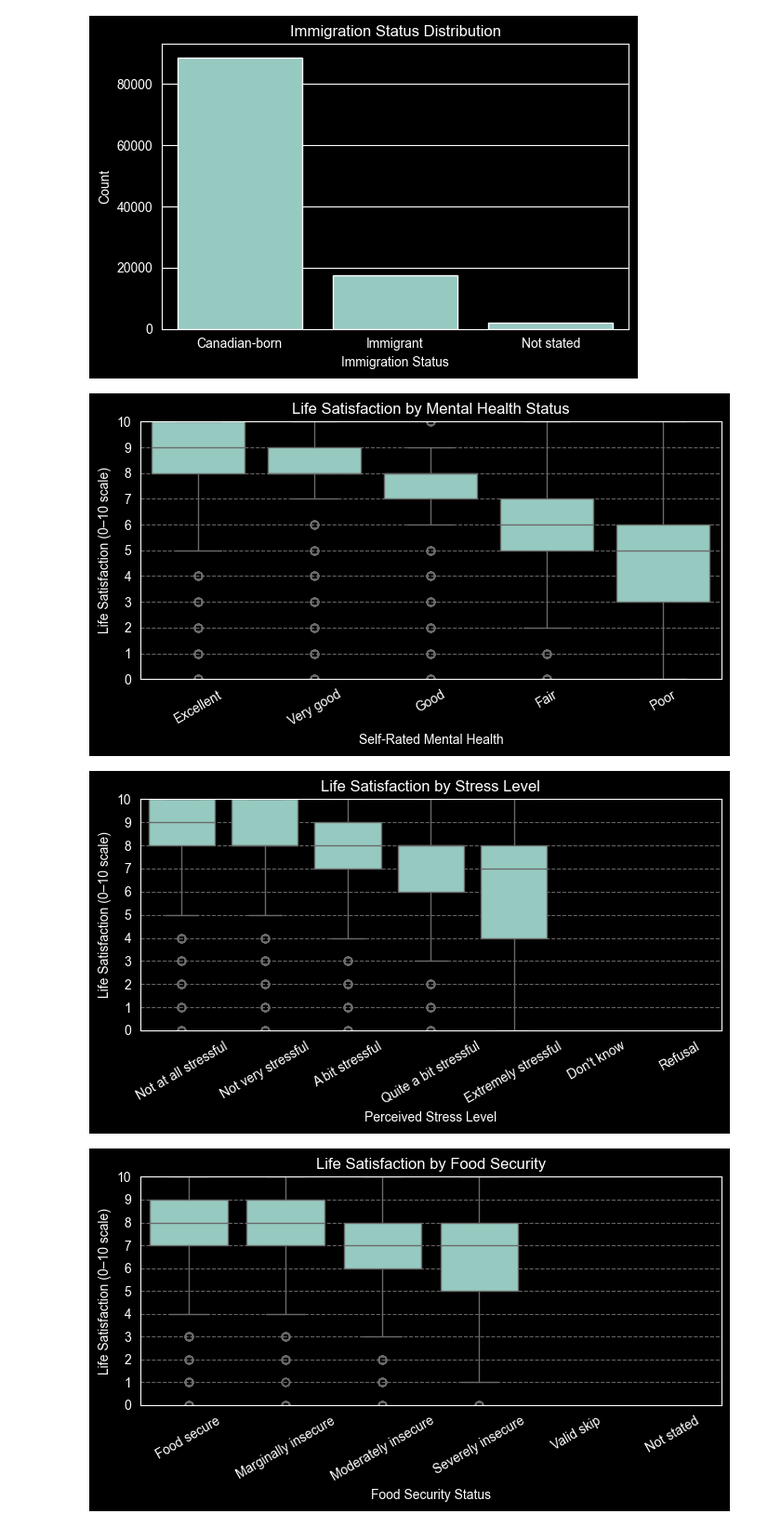
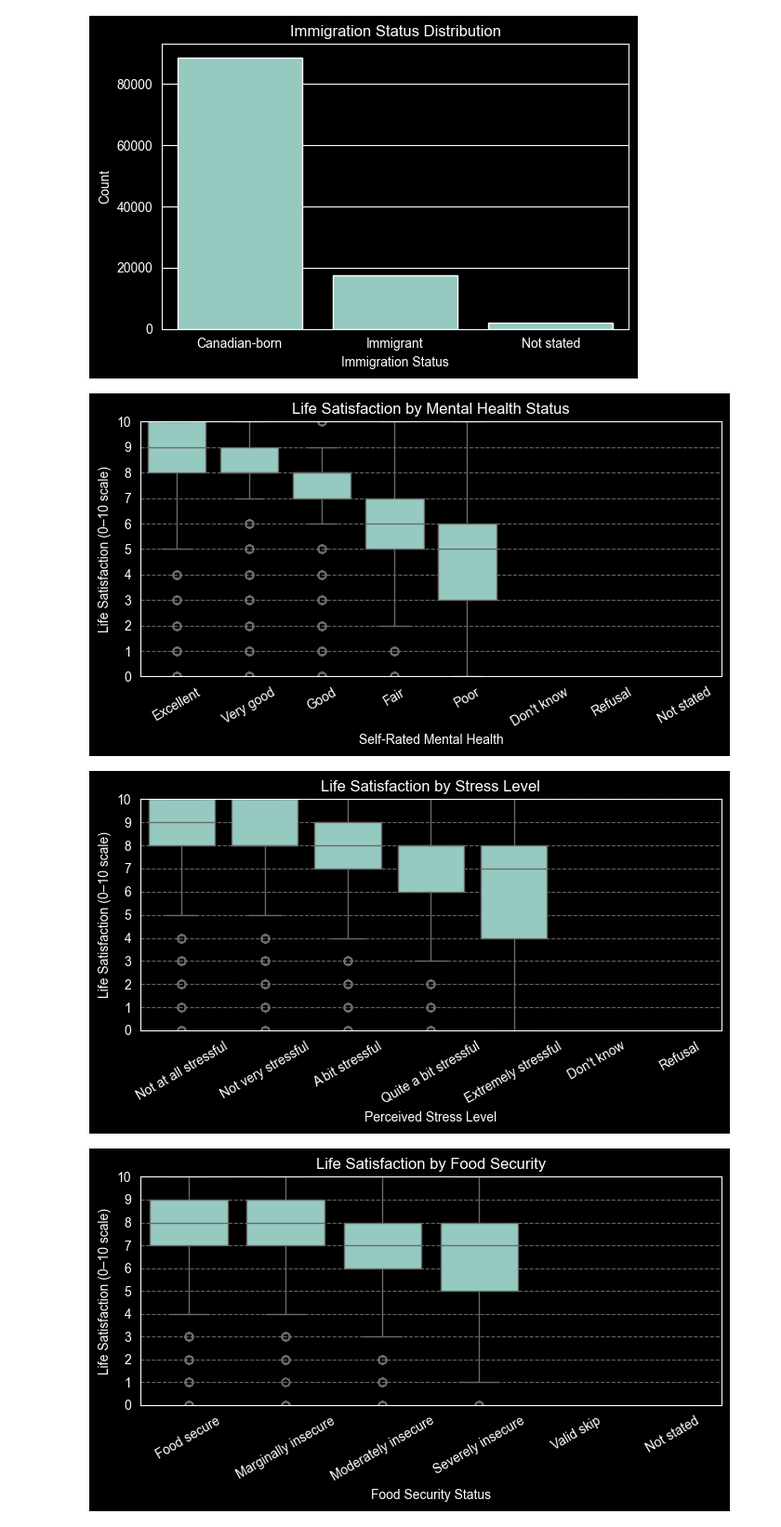
Before and after one commit to mateidiana/WellBeingModelling, a Jupyter notebook: notebooks/data_preprocessing/01_3_data_overview_global_mh_patterns.ipynb, the cells around one changed output. Shown at 93% size. Cells and saved outputs as stored; diff of their text form; code cells hidden in the pictures.

```diff
--- a/notebooks/data_preprocessing/01_3_data_overview_global_mh_patterns.ipynb
+++ b/notebooks/data_preprocessing/01_3_data_overview_global_mh_patterns.ipynb
@@ -593,8 +593,7 @@ plt.figure(figsize=(7,4))
 sns.boxplot(
     x="Mental_health_label",
     y="Life_satisfaction_clean",
-    data=valid_mh,
-    order=mh_order
+    data=valid_mh
 )
 
 plt.title("Life Satisfaction by Mental Health Status")
@@ -608,34 +607,34 @@ plt.grid(axis="y", linestyle="--", alpha=0.4)
 plt.xticks(rotation=30)
 plt.tight_layout()
 plt.show()
 
 
 
 
 
 valid_stress = df[df["Stress_level"].isin([1,2,3,4,5])]
 
 plt.figure(figsize=(7,4))
 
 sns.boxplot(
     x="Stress_label",
     y="Life_satisfaction_clean",
     data=valid_stress
 )
 
 plt.title("Life Satisfaction by Stress Level")
 plt.xlabel("Perceived Stress Level")
 plt.ylabel("Life Satisfaction (0–10 scale)")
 
 plt.ylim(0, 10)
 plt.yticks(range(0, 11, 1))
 plt.grid(axis="y", linestyle="--", alpha=0.4)
 
 plt.xticks(rotation=30)
 plt.tight_layout()
 plt.show()
 # %% [output]
-[figure, old version]
+[figure, new version]
 [figure]
 # %%
 import numpy as np
```
Also changed, not shown: parts of 5 cells of this notebook, 3 other files.
